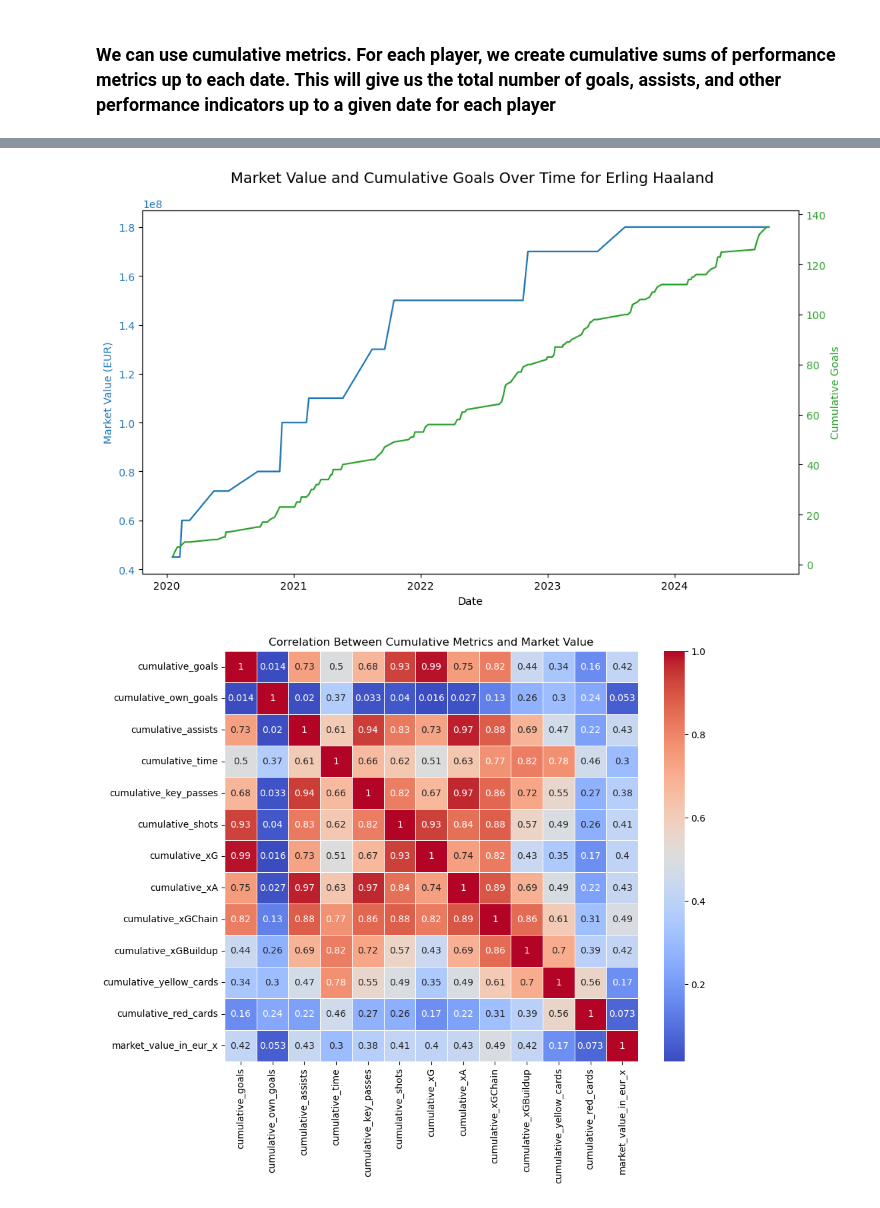
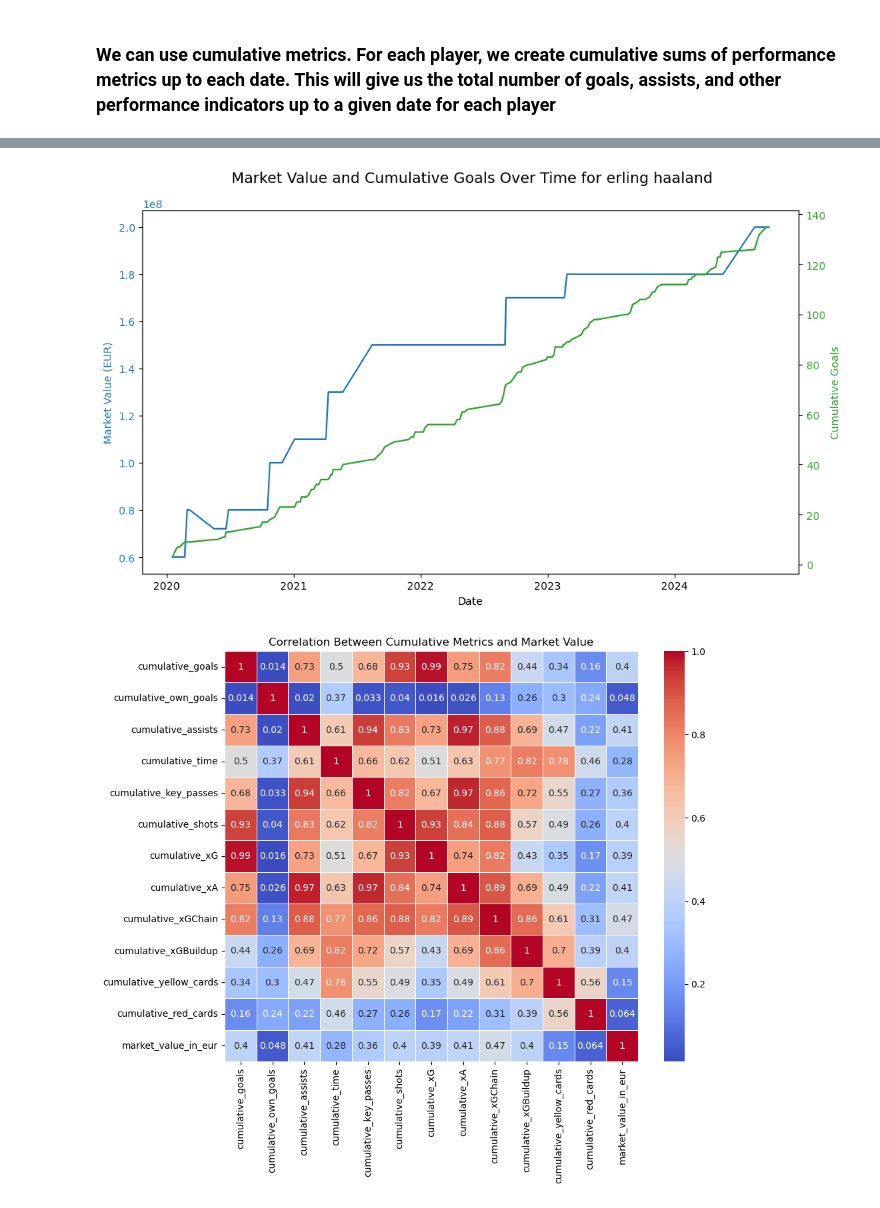
Before and after one commit to shadtome/Score-data, a Jupyter notebook: data_explore/explore_combined_data.ipynb, the cells around one changed output, grey strips where cells are left out. Drawn from its saved outputs; the diff is of its cells as text; code cells hidden in the pictures.

```diff
--- a/data_explore/explore_combined_data.ipynb
+++ b/data_explore/explore_combined_data.ipynb
@@ -3,7 +3,7 @@ import os
 import pandas as pd
 import sqlite3 as sql
 # %%
-df = pd.read_csv('../data/main_data/main_data.csv')
+df = pd.read_csv('../data/main_data/main_data_understat.csv')
 # %%
 df.columns
 # %% [output]
@@ -112,31 +115,31 @@ plt.show()
 # %%
 #Time Series of Market Value and Cumulative Goals
 
 # Example for a specific player
-player_name = 'Erling Haaland'
+player_name = 'erling haaland'
 player_data = df[df['name'] == player_name]
 
 fig, ax1 = plt.subplots(figsize=(10, 6))
 
 # Plot market value on the left y-axis
 ax1.set_xlabel('Date')
 ax1.set_ylabel('Market Value (EUR)', color='tab:blue')
-ax1.plot(player_data['date'], player_data['market_value_in_eur_x'], color='tab:blue', label='Market Value')
+ax1.plot(player_data['date'], player_data['market_value_in_eur'], color='tab:blue', label='Market Value')
 ax1.tick_params(axis='y', labelcolor='tab:blue')
 
 # Create a second y-axis to plot cumulative goals
 ax2 = ax1.twinx()
 ax2.set_ylabel('Cumulative Goals', color='tab:green')
 ax2.plot(player_data['date'], player_data['cumulative_goals'], color='tab:green', label='Cumulative Goals')
 ax2.tick_params(axis='y', labelcolor='tab:green')
 
 # Add titles and legends
 fig.suptitle(f'Market Value and Cumulative Goals Over Time for {player_name}', fontsize=14)
 fig.tight_layout()  # Adjust layout to fit both y-axes
 
 plt.show()
 # %% [output]
-[figure, old version]
+[figure, new version]
 # %%
 #Heatmap of Correlations Over Time
 
@@ -144,10 +147,10 @@ cumulative_metrics = ['cumulative_goals', 'cumulative_own_goals', 'cumulative_as
                       'cumulative_xG', 'cumulative_xA', 'cumulative_xGChain', 'cumulative_xGBuildup', 'cumulative_yellow_cards', 'cumulative_red_cards']
 
 plt.figure(figsize=(10, 8))
-correlation_matrix = df[cumulative_metrics + ['market_value_in_eur_x']].corr()
+correlation_matrix = df[cumulative_metrics + ['market_value_in_eur']].corr()
 
 sns.heatmap(correlation_matrix, annot=True, cmap='coolwarm', linewidths=0.5)
 plt.title('Correlation Between Cumulative Metrics and Market Value')
 plt.show()
 # %% [output]
-[figure, old version]
+[figure, new version]
```
Also changed, not shown: parts of 7 cells of this notebook, 4 other files.
